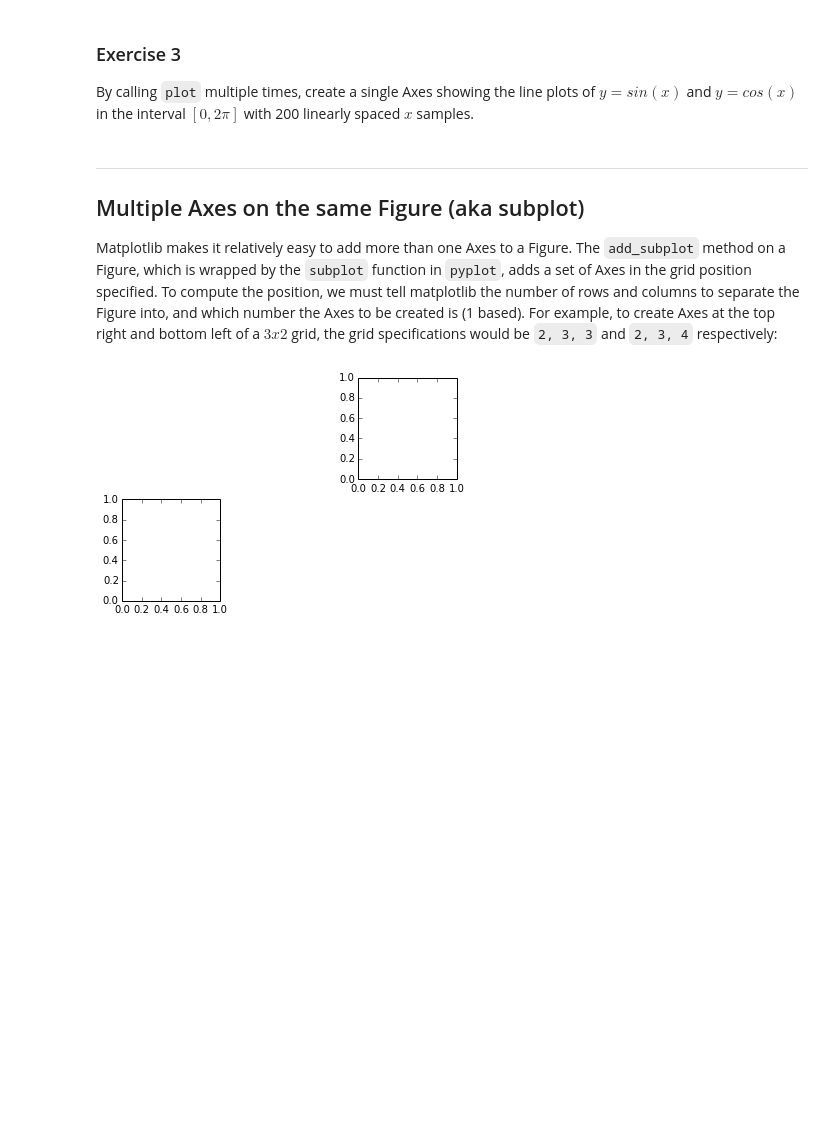
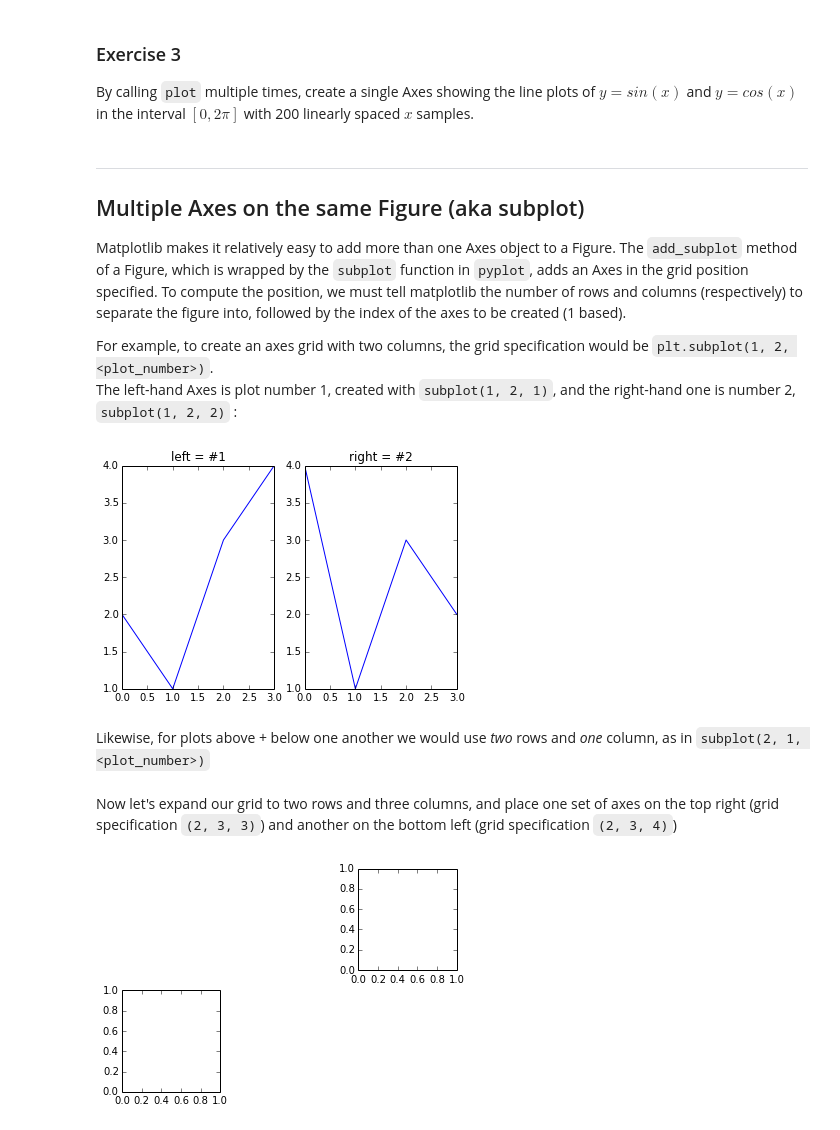
Before and after one commit to scitools-classroom/courses, a Jupyter notebook: course_content/notebooks/matplotlib_intro.ipynb, the cells around one changed output. Cells and saved outputs as stored; diff of their text form; code cells hidden in the pictures; blank space fills up the shorter version.

Commit message:
added a little extra stuff to explanation of axes grids

```diff
--- a/course_content/notebooks/matplotlib_intro.ipynb
+++ b/course_content/notebooks/matplotlib_intro.ipynb
@@ -92,7 +92,25 @@ By calling ``plot`` multiple times, create a single Axes showing the line plots
 
 ## Multiple Axes on the same Figure (aka subplot)
 
-Matplotlib makes it relatively easy to add more than one Axes to a Figure. The ``add_subplot`` method on a Figure, which is wrapped by the ``subplot`` function in ``pyplot``, adds a set of Axes in the grid position specified. To compute the position, we must tell matplotlib the number of rows and columns to separate the Figure into, and which number the Axes to be created is (1 based). For example, to create Axes at the top right and bottom left of a $3 x 2$ grid, the grid specifications would be ``2, 3, 3`` and ``2, 3, 4`` respectively:
+Matplotlib makes it relatively easy to add more than one Axes object to a Figure. The ``add_subplot`` method of a Figure, which is wrapped by the ``subplot`` function in ``pyplot``, adds an Axes in the grid position specified. To compute the position, we must tell matplotlib the number of rows and columns (respectively) to separate the figure into, followed by the index of the axes to be created (1 based).
+
+For example, to create an axes grid with two columns, the grid specification would be ``plt.subplot(1, 2, <plot_number>)``.
+The left-hand Axes is plot number 1, created with ``subplot(1, 2, 1)``, and the right-hand one is number 2, ``subplot(1, 2, 2)`` :
+# %%
+ax_left = plt.subplot(1, 2, 1)
+plt.plot([2,1,3,4])
+plt.title('left = #1')
+
+ax_left = plt.subplot(1, 2, 2)
+plt.plot([4,1,3,2])
+plt.title('right = #2')
+plt.show()
+# %% [output]
+[figure, added]
+# %% [markdown]
+Likewise, for plots above + below one another we would use *two* rows and *one* column, as in ``subplot(2, 1, <plot_number>)``
+# %% [markdown]
+Now let's expand our grid to two rows and three columns, and place one set of axes on the top right (grid specification ``(2, 3, 3)``) and another on the bottom left (grid specification ``(2, 3, 4)``)
 # %%
 top_right_ax = plt.subplot(2, 3, 3)
 bottom_left_ax = plt.subplot(2, 3, 4)
```
